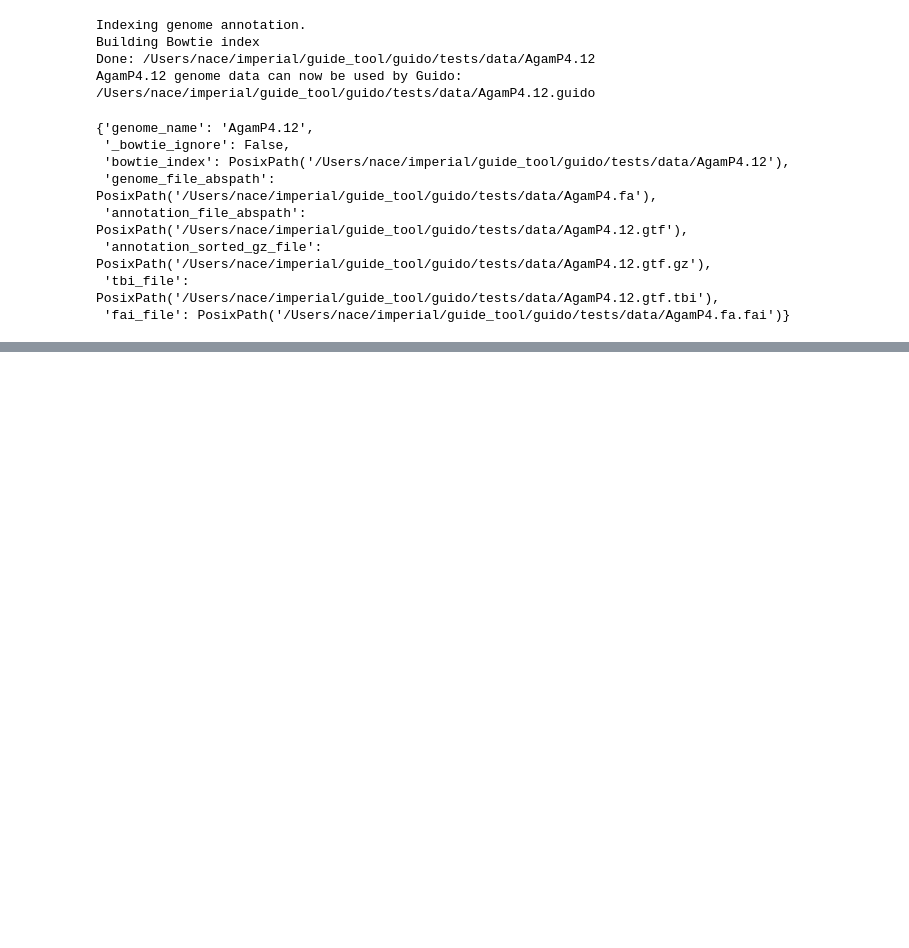
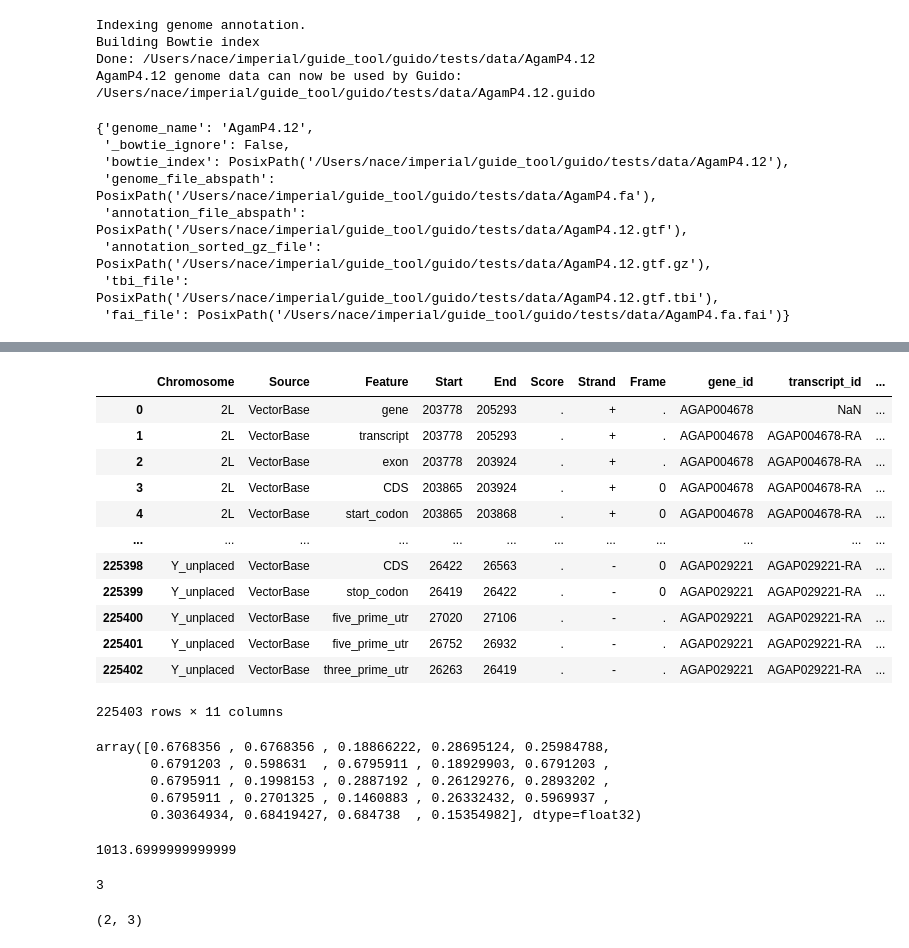
Before and after one commit to nkran/guido, a Jupyter notebook: test API.ipynb, the cells around one changed output, grey strips where cells are left out. Cells and saved outputs as stored; diff of their text form; code cells hidden in the pictures; blank space fills up the shorter version.

```diff
--- a/test API.ipynb
+++ b/test API.ipynb
@@ -130,0 +162,31 @@ CATAATCTGAACATGTTTGATG
+# %%
+from guido.locus import _prepare_annotation
+
+x = _prepare_annotation(AgamP4.annotation_file_abspath)
+# %%
+# start = l.start
+# end = l.end
+# chromosome = l.chromosome
+
+chromosome, start, end = "2L", 44994091, 44994571
+
+x
+# x.query(
+#         f"(Chromosome == '{chromosome}') &  \
+#         (((Start >= {start - 1}) & (Start <= {end + 1})) | \
+#         ((End >= {start - 1}) & (End <= {end + 1})))"
+# )
+# %% [output]
+|  | Chromosome | Source | Feature | Start | End | Score | Strand | Frame | gene_id | transcript_id | ... |
+| 0 | 2L | VectorBase | gene | 203778 | 205293 | . | + | . | AGAP004678 | NaN | ... |
+| 1 | 2L | VectorBase | transcript | 203778 | 205293 | . | + | . | AGAP004678 | AGAP004678-RA | ... |
+| 2 | 2L | VectorBase | exon | 203778 | 203924 | . | + | . | AGAP004678 | AGAP004678-RA | ... |
+| 3 | 2L | VectorBase | CDS | 203865 | 203924 | . | + | 0 | AGAP004678 | AGAP004678-RA | ... |
+| 4 | 2L | VectorBase | start_codon | 203865 | 203868 | . | + | 0 | AGAP004678 | AGAP004678-RA | ... |
+| ... | ... | ... | ... | ... | ... | ... | ... | ... | ... | ... | ... |
+| 225398 | Y_unplaced | VectorBase | CDS | 26422 | 26563 | . | - | 0 | AGAP029221 | AGAP029221-RA | ... |
+| 225399 | Y_unplaced | VectorBase | stop_codon | 26419 | 26422 | . | - | 0 | AGAP029221 | AGAP029221-RA | ... |
+| 225400 | Y_unplaced | VectorBase | five_prime_utr | 27020 | 27106 | . | - | . | AGAP029221 | AGAP029221-RA | ... |
+| 225401 | Y_unplaced | VectorBase | five_prime_utr | 26752 | 26932 | . | - | . | AGAP029221 | AGAP029221-RA | ... |
+| 225402 | Y_unplaced | VectorBase | three_prime_utr | 26263 | 26419 | . | - | . | AGAP029221 | AGAP029221-RA | ... |
+225403 rows × 11 columns
@@ -130,0 +200,26 @@ CATAATCTGAACATGTTTGATG
+# %%
+l.layer('cs')[l.guide(0).guide_start - l.start:l.guide(0).guide_start - l.start + 24]
+
+# l.guide(0).guide_start - l.start
+# %% [output]
+array([0.6768356 , 0.6768356 , 0.18866222, 0.28695124, 0.25984788,
+       0.6791203 , 0.598631  , 0.6795911 , 0.18929903, 0.6791203 ,
+       0.6795911 , 0.1998153 , 0.2887192 , 0.26129276, 0.2893202 ,
+       0.6795911 , 0.2701325 , 0.1460883 , 0.26332432, 0.5969937 ,
+       0.30364934, 0.68419427, 0.684738  , 0.15354982], dtype=float32)
+# %%
+l.guide(1).layer('mmej_sum_score')
+# %% [output]
+1013.6999999999999
+# %%
+a = np.array([1, 2, 3])
+
+funct = np.max
+
+funct(a)
+# %% [output]
+3
+# %%
+np.array([[1, 2, 0], [3, 4, 0]]).shape
+# %% [output]
+(2, 3)
```
Also changed, not shown: parts of 31 cells of this notebook, 12 other files.
